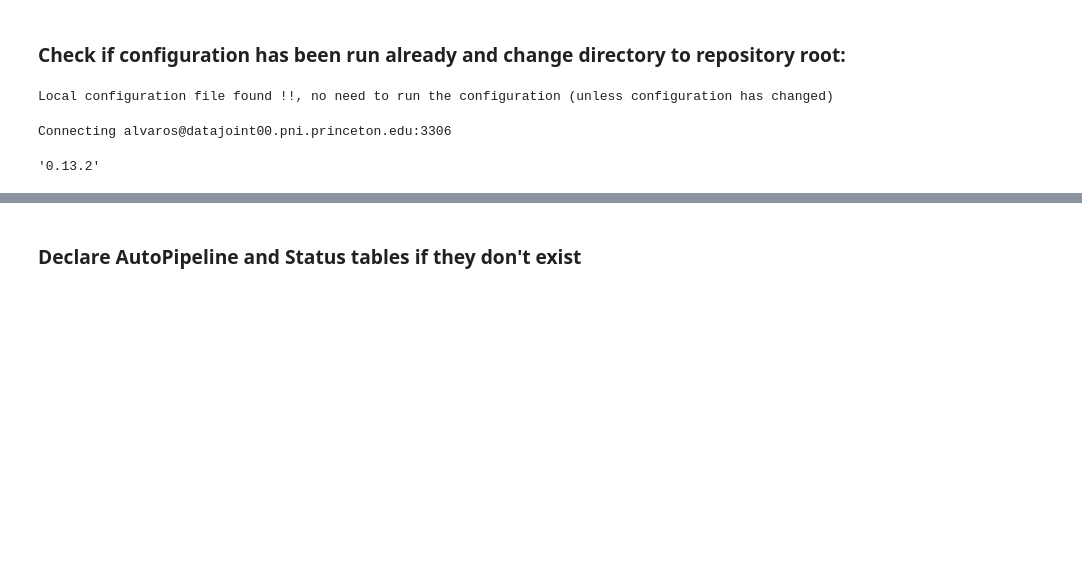
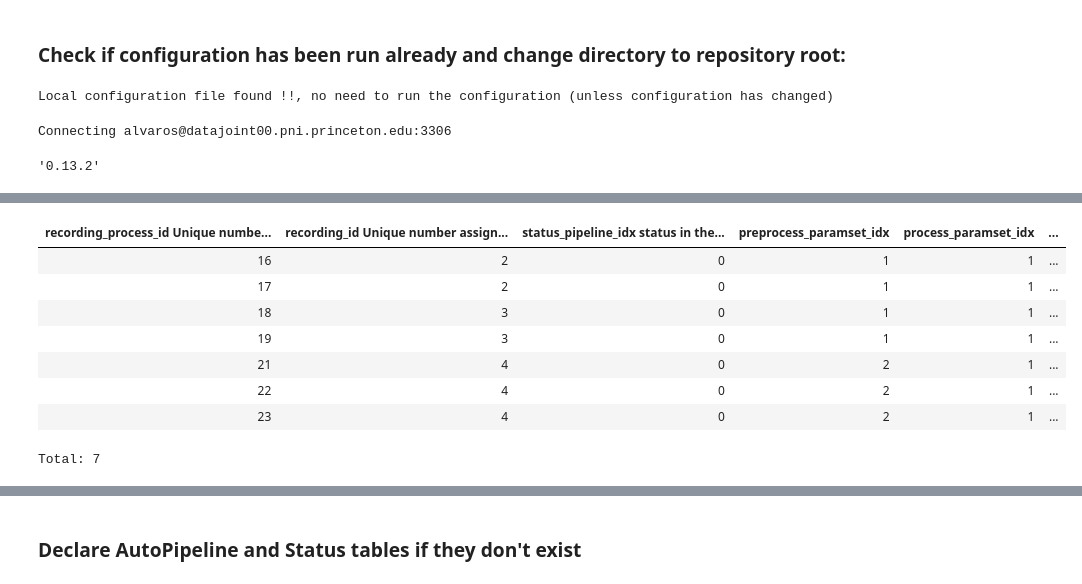
Before and after one commit to BrainCOGS/U19-pipeline-python, a Jupyter notebook: notebooks/TestAutomaticPipeline.ipynb, the cells around one changed output, grey strips where cells are left out. Saved outputs shown, nothing was run; the diff lists cells and outputs as text; code cells hidden in the pictures; blank space fills up the shorter version.

Commit message:
TestPipeline notebook v0.1

```diff
--- a/notebooks/TestAutomaticPipeline.ipynb
+++ b/notebooks/TestAutomaticPipeline.ipynb
@@ -23,0 +81,12 @@ Connecting alvaros@datajoint00.pni.princeton.edu:3306
+# %%
+recording.RecordingProcess()
+# %% [output]
+| recording_process_id Unique numbe... | recording_id Unique number assign... | status_pipeline_idx status in the... | preprocess_paramset_idx | process_paramset_idx | ... |
+| 16 | 2 | 0 | 1 | 1 | ... |
+| 17 | 2 | 0 | 1 | 1 | ... |
+| 18 | 3 | 0 | 1 | 1 | ... |
+| 19 | 3 | 0 | 1 | 1 | ... |
+| 21 | 4 | 0 | 2 | 1 | ... |
+| 22 | 4 | 0 | 2 | 1 | ... |
+| 23 | 4 | 0 | 2 | 1 | ... |
+Total: 7
```
Also changed, not shown: parts of 13 cells of this notebook.
